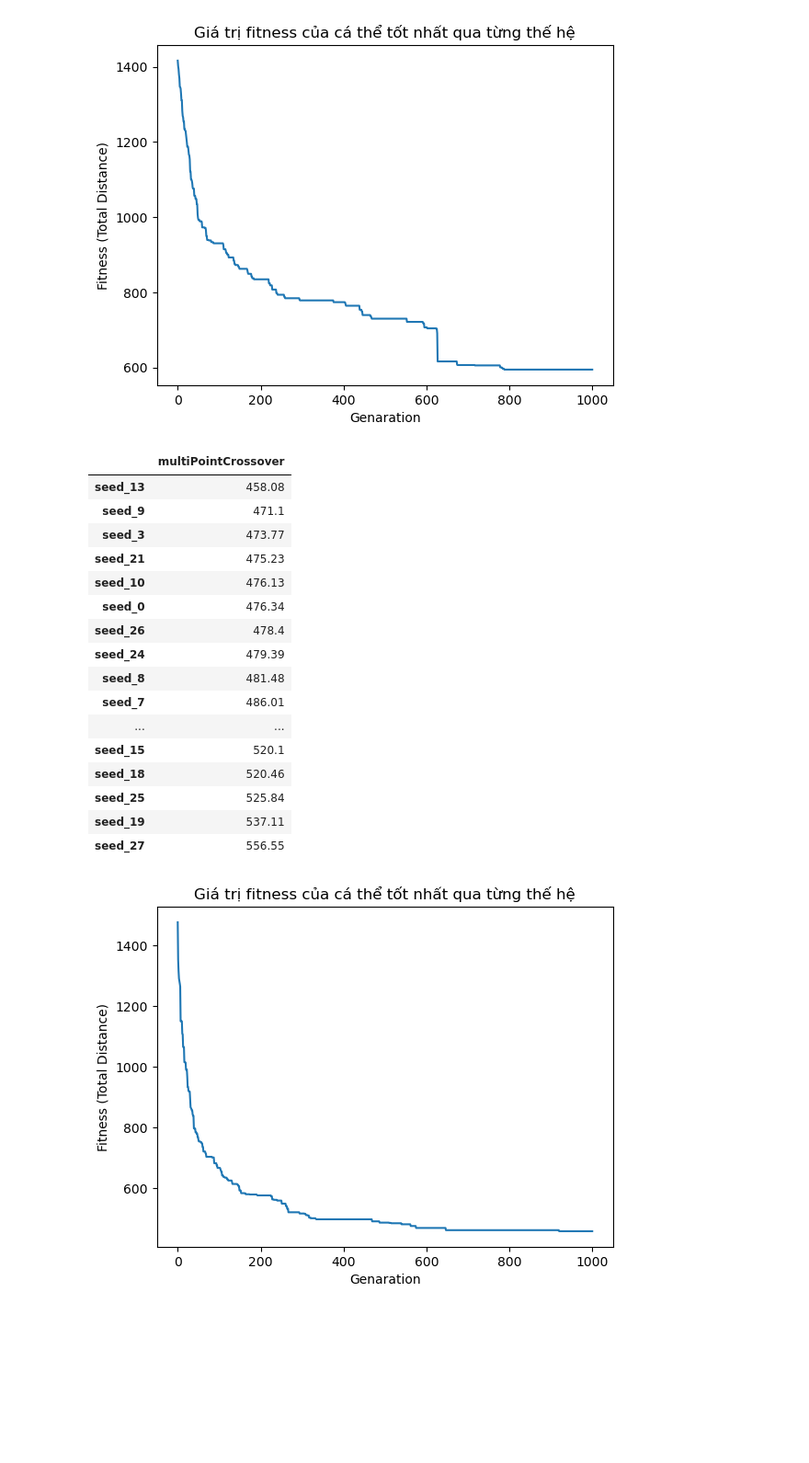
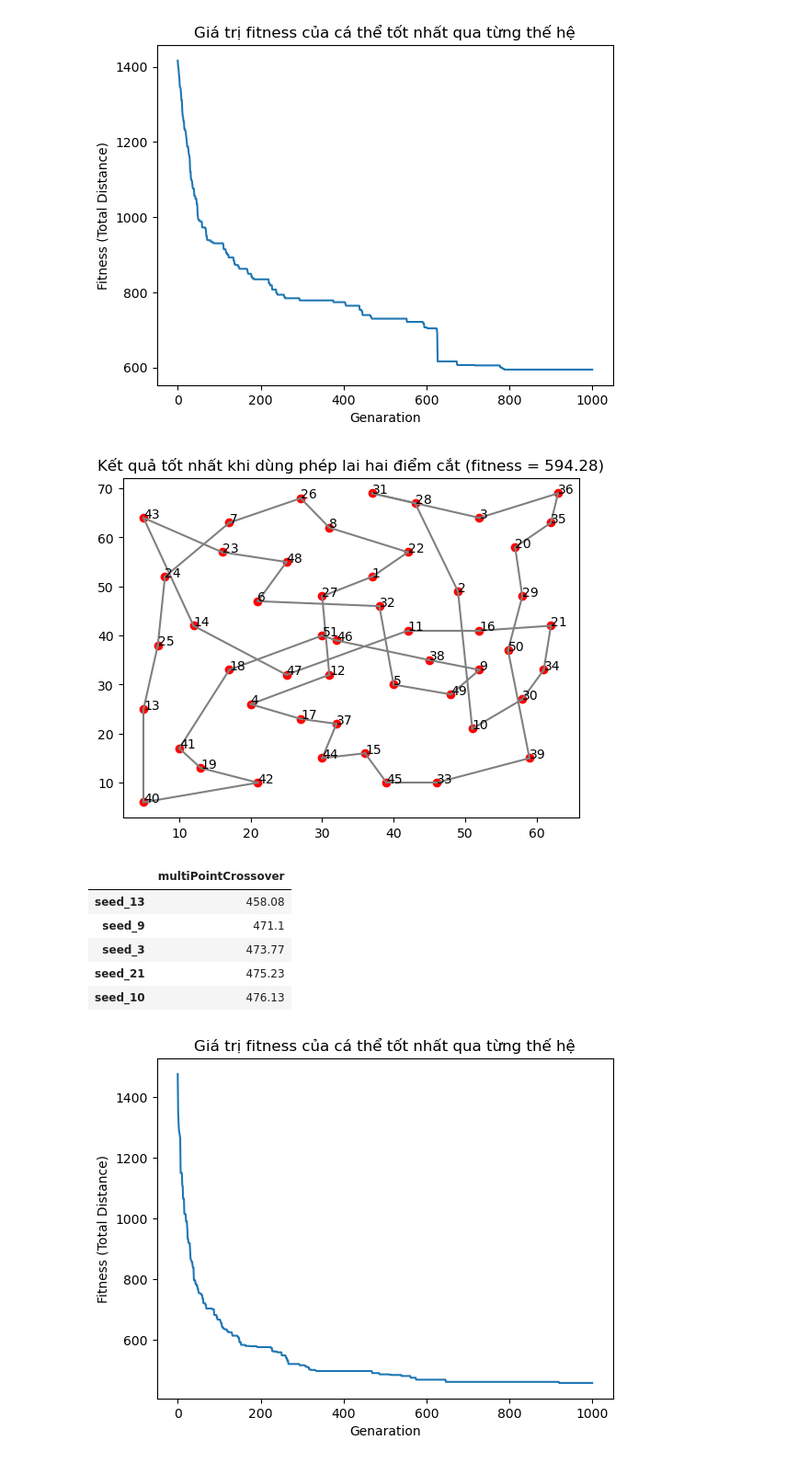
Before and after one commit to nguyenhoanganh2002/TSP-problem-using-Genetic-Algorithms, a Jupyter notebook: tsp-using-ga.ipynb, the cells around one changed output. Shown at 92% size. Drawn from its saved outputs; the diff is of its cells as text; code cells hidden in the pictures; blank space fills up the shorter version.

```diff
--- a/tsp-using-ga.ipynb
+++ b/tsp-using-ga.ipynb
@@ -214,17 +289,21 @@ cities, dis_mat = getDistance(path="/kaggle/input/tsp51cities/TSP51.txt", ftype=
 
 GA_with_singlePointCrossover = []
 minimum = 1e8
-record_pop, record_fitness = None, None
+singlePoint_pop, record_fitness = None, None
+
+start = timeit.default_timer()
 
 for i in range(30):
     random.seed(i)
     population = initPopulation(cities, size=100) # Khởi tạo quần thể đầu tiên
-    pop, fitness = GA(population=population, crossover_func=singlePointCrossover)
+    pop, fitness = GA(population=population, crossover_func=singlePointCrossover, lenCities=len(cities))
     if minimum > pop[0][0]:
         minimum = pop[0][0]
-        record_pop, record_fitness = pop, fitness
+        singlePoint_pop, record_fitness = pop, fitness
 
     GA_with_singlePointCrossover.append([round(pop[0][0], 2), "seed_" + str(i)])
+
+siglePoint_time = round((timeit.default_timer() - start)/30, 2)
 # %%
 # Giá trị fitness tốt nhất trên từng random_seed
 GA_with_singlePointCrossover = np.array(sorted(GA_with_singlePointCrossover))
@@ -257,42 +325,39 @@ plt.title("Giá trị fitness của cá thể tốt nhất qua từng thế hệ
 plt.show()
 # %% [output]
 [figure]
+# %%
+drawMap(cities, singlePoint_pop[0][1], f"Kết quả tốt nhất khi dùng phép lai hai điểm cắt (fitness = {GA_with_singlePointCrossover[0][0]})")
+# %% [output]
+[figure, added]
 # %%
 GA_with_multiPointCrossover = []
 minimum = 1e8
 record_pop_multiPoint, record_fitness_multipoint = None, None
 
+start = timeit.default_timer()
+
 for i in range(30):
     random.seed(i)
     population = initPopulation(cities, size=100) # Khởi tạo quần thể đầu tiên
-    pop, fitness = GA(population=population, crossover_func=multiPointCrossover)
+    pop, fitness = GA(population=population, crossover_func=multiPointCrossover, lenCities=len(cities))
     if minimum > pop[0][0]:
         minimum = pop[0][0]
         record_pop_multiPoint, record_fitness_multipoint = pop, fitness
 
     GA_with_multiPointCrossover.append([round(pop[0][0], 2), "seed_" + str(i)])
+
+multiPoint_time = round((timeit.default_timer() - start)/30, 2)
 # %%
 # Giá trị fitness tốt nhất trên từng random_seed
 GA_with_multiPointCrossover = np.array(sorted(GA_with_multiPointCrossover))
-pd.DataFrame(data=GA_with_multiPointCrossover[:,0], index=GA_with_multiPointCrossover[:,1], columns=['multiPointCrossover'])
+pd.DataFrame(data=GA_with_multiPointCrossover[:,0], index=GA_with_multiPointCrossover[:,1], columns=['multiPointCrossover']).head()
 # %% [output]
 |  | multiPointCrossover |
 | seed_13 | 458.08 |
 | seed_9 | 471.1 |
 | seed_3 | 473.77 |
 | seed_21 | 475.23 |
 | seed_10 | 476.13 |
-| seed_0 | 476.34 |
-| seed_26 | 478.4 |
-| seed_24 | 479.39 |
-| seed_8 | 481.48 |
-| seed_7 | 486.01 |
-| ... | ... |
-| seed_15 | 520.1 |
-| seed_18 | 520.46 |
-| seed_25 | 525.84 |
-| seed_19 | 537.11 |
-| seed_27 | 556.55 |
 # %%
 # Biến thiên fitness qua từng thế hệ trên random_seed tốt nhất
 x=[i for i in range(1001)]
```
Also changed, not shown: parts of 7 cells of this notebook.
